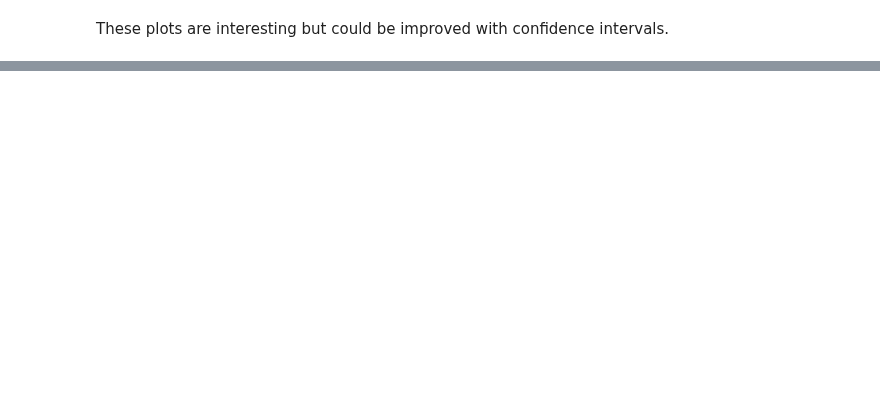
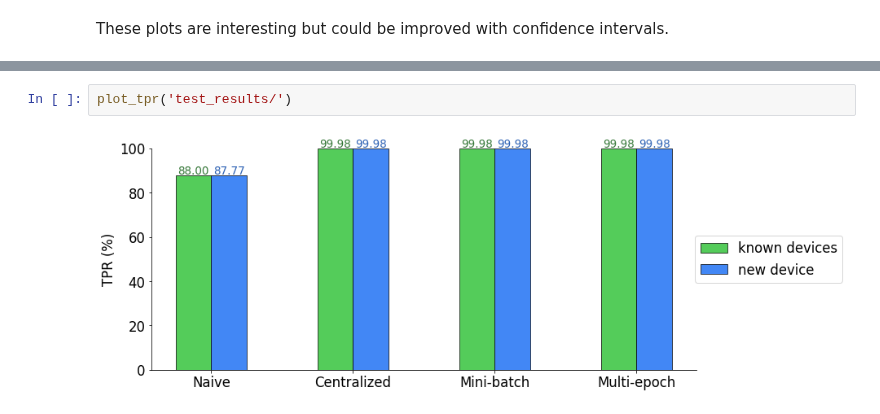
Before and after one commit to ValerianRey/fed_iot_guard, a Jupyter notebook: Test results.ipynb, the cells around one changed output, grey strips where cells are left out. Drawn from its saved outputs; the diff is of its cells as text; blank space fills up the shorter version.

```diff
--- a/Test results.ipynb
+++ b/Test results.ipynb
@@ -590,0 +690,4 @@ These plots are interesting but could be improved with confidence intervals.
+# %%
+plot_tpr('test_results/')
+# %% [output]
+[figure, added]
```
Also changed, not shown: parts of 17 cells of this notebook.
